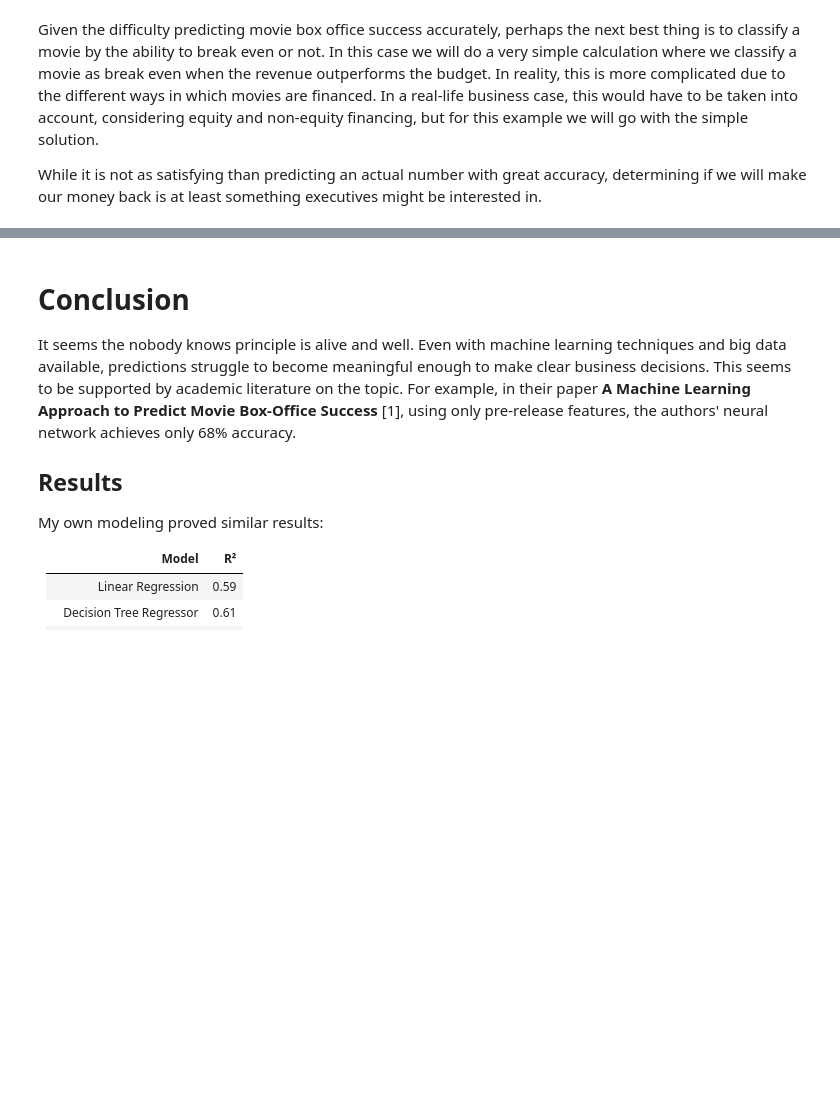
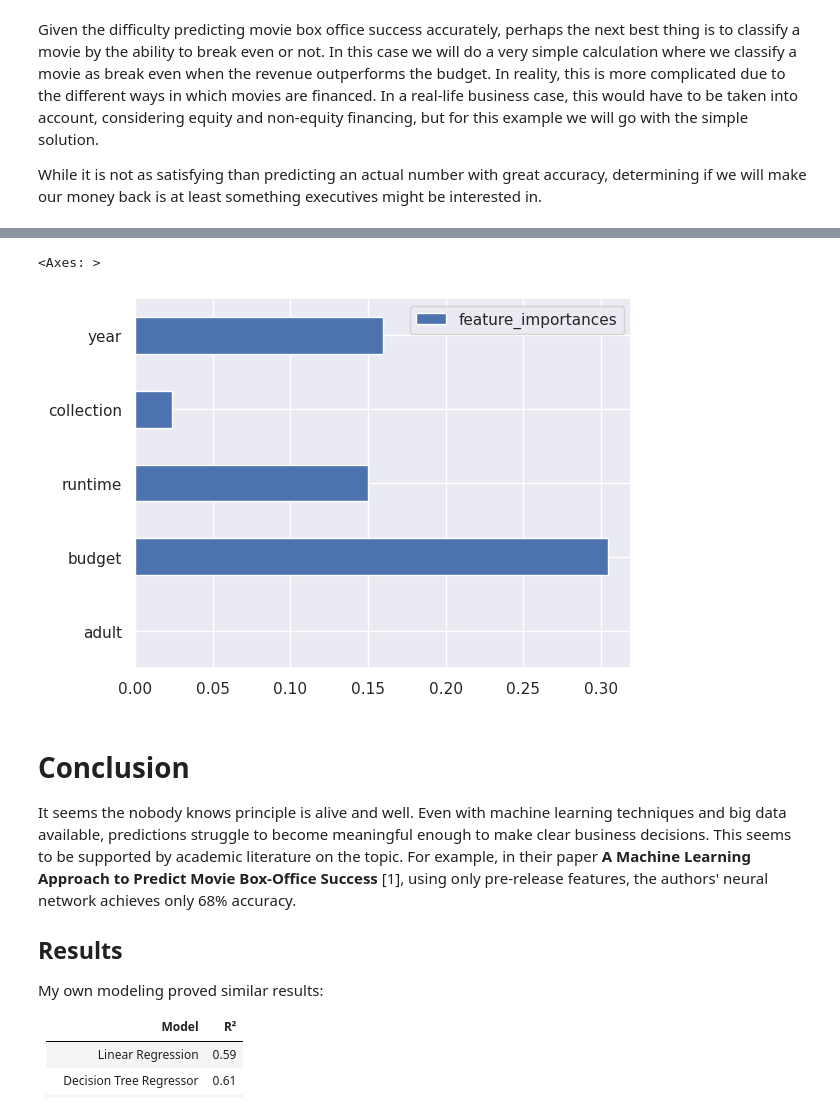
Before and after one commit to Lucamiras/kaggle_movie_dataset, a Jupyter notebook: nobody-knows-is-movie-success-unknowable.ipynb, the cells around one changed output, grey strips where cells are left out. Cells and saved outputs as stored; diff of their text form; code cells hidden in the pictures; blank space fills up the shorter version.

```diff
--- a/nobody-knows-is-movie-success-unknowable.ipynb
+++ b/nobody-knows-is-movie-success-unknowable.ipynb
@@ -356,3 +624,8 @@ feature_imp.sort_values(by='feature_importances',ascending=False).head(10)
+# %%
+feature_imp.head().plot.barh()
+# %% [output]
+<Axes: >
+[figure, added]
 # %% [markdown]
 # Conclusion
 It seems the nobody knows principle is alive and well. Even with machine learning techniques and big data available, predictions struggle to become meaningful enough to make clear business decisions. This seems to be supported by academic literature on the topic. For example, in their paper **A Machine Learning Approach to Predict Movie Box-Office Success** [1], using only pre-release features, the authors' neural network achieves only 68% accuracy.
```
Also changed, not shown: parts of 35 cells of this notebook.
